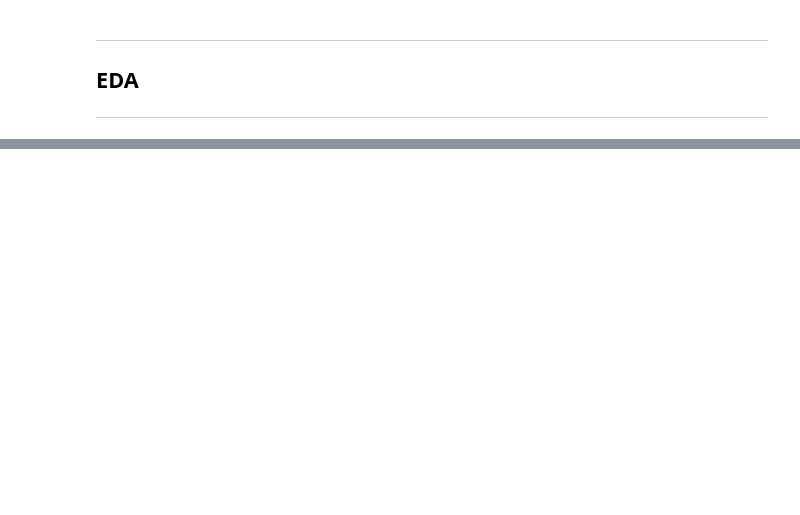
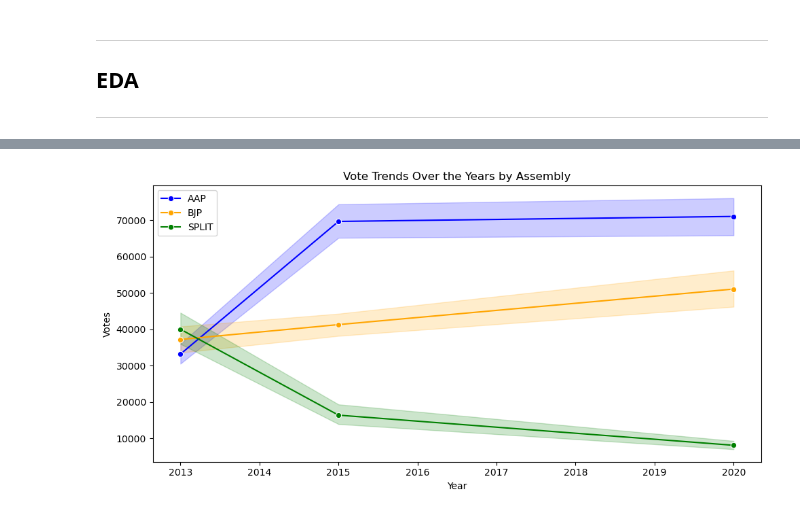
Before and after one commit to SaibalPatraDS/Delhi-Election-Trend-Analysis, a Jupyter notebook: Delhi_Election_Trend_Analysis.ipynb, the cells around one changed output, grey strips where cells are left out. Saved outputs shown, nothing was run; the diff lists cells and outputs as text; code cells hidden in the pictures; blank space fills up the shorter version.

```diff
--- a/Delhi_Election_Trend_Analysis.ipynb
+++ b/Delhi_Election_Trend_Analysis.ipynb
@@ -9,17 +14,17 @@ import seaborn as sns
 # %%
 ## loading the data
 delhi_election_df = pd.read_csv(
-    "/kaggle/input/delhi-election/data/Delhi_Assignment.csv"
+    "data\Delhi_Assignment.csv"
 ) # given by competition
 
 delhi_election_2015_df = pd.read_csv(
-    "/kaggle/input/delhi-election/data/delhi-2015-elections.csv"
+    "data/delhi-2015-elections.csv"
 )
 delhi_election_2020_df = pd.read_csv(
-    "/kaggle/input/delhi-election/data/delhi-2020-elections.csv"
+    "data/delhi-2020-elections.csv"
 )
 delhi_election_2015_2_df = pd.read_csv(
-    "/kaggle/input/delhi-election/data/delhi_2015_election_final.csv"
+    "data/delhi_2015_election_final.csv"
 )
 # %%
 delhi_election_df.head()
@@ -148,0 +246,19 @@ Name: year, dtype: int64
+# %%
+## Line Chart for Vote Trends Over the Years
+def plot_line_chart():
+    plt.figure(figsize=(10, 5))
+
+    for party, color in zip(['votes_aap', 'votes_bjp', 'vote_split_amongst_other_candidates(m2)'], ['blue', 'orange', 'green']):
+        sns.lineplot(data=delhi_election_df, x='year', y=party, marker='o', label=party.split('_')[1].upper(), color=color)
+
+    plt.xlabel('Year')
+    plt.ylabel('Votes')
+    plt.title('Vote Trends Over the Years by Assembly')
+    plt.legend()
+    plt.tight_layout()
+    plt.show()
+
+# Line chart for vote trends
+plot_line_chart()
+# %% [output]
+[figure, added]
```
Also changed, not shown: parts of 42 cells of this notebook, 5 other files.
